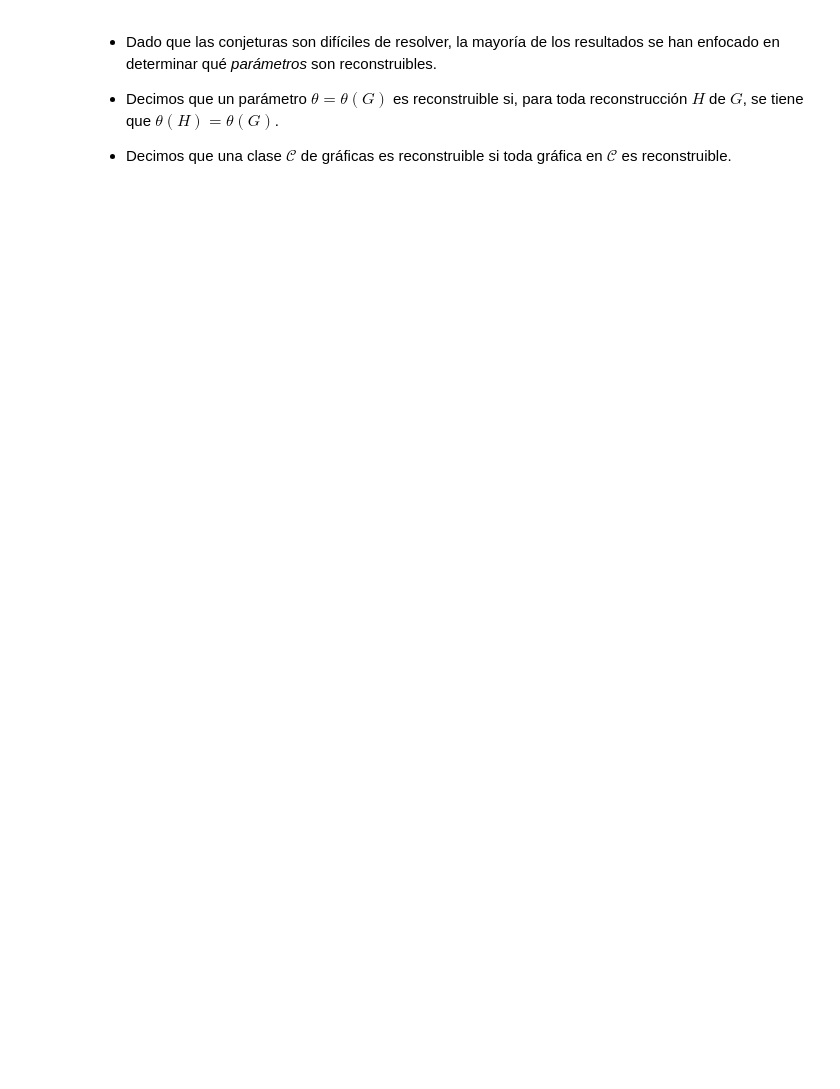
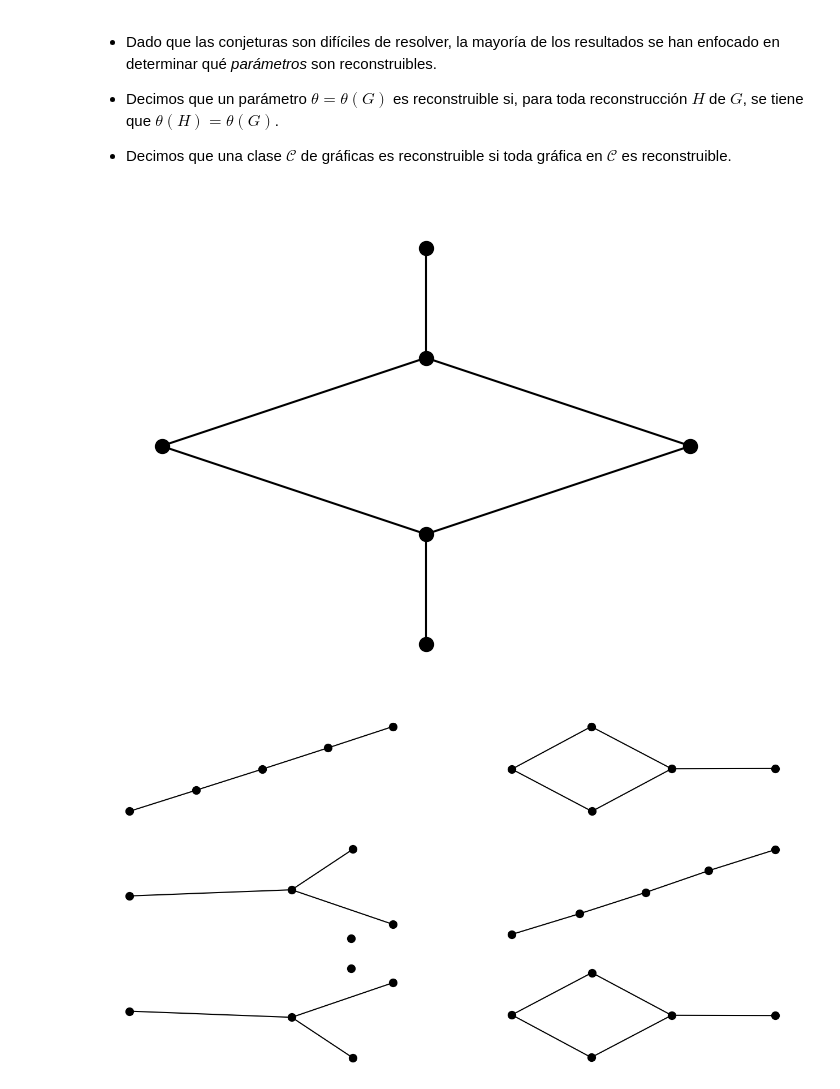
Before and after one commit to luisgrivas/pynotes, a Jupyter notebook: notebooks/ReconstruccionGraficas.ipynb, the cells around one changed output. Saved outputs shown, nothing was run; the diff lists cells and outputs as text; code cells hidden in the pictures; blank space fills up the shorter version.

```diff
--- a/notebooks/ReconstruccionGraficas.ipynb
+++ b/notebooks/ReconstruccionGraficas.ipynb
@@ -226,3 +241,11 @@ Gráfica reconstruida por el deck de G
 * Decimos que un parámetro $\theta = \theta(G)$ es reconstruible si, para toda reconstrucción $H$ de $G$, se tiene que $\theta(H) = \theta(G)$.
 
 * Decimos que una clase $\mathcal C$ de gráficas es reconstruible si toda gráfica en $\mathcal C$ es reconstruible.
+# %%
+G = nx.binomial_graph(6,0.5)
+deck_G = deck(G)
+draw_graph(G)
+draw_deck(deck_G)
+# %% [output]
+[figure, added]
+[figure, added]
```
Also changed, not shown: parts of 12 cells of this notebook.
